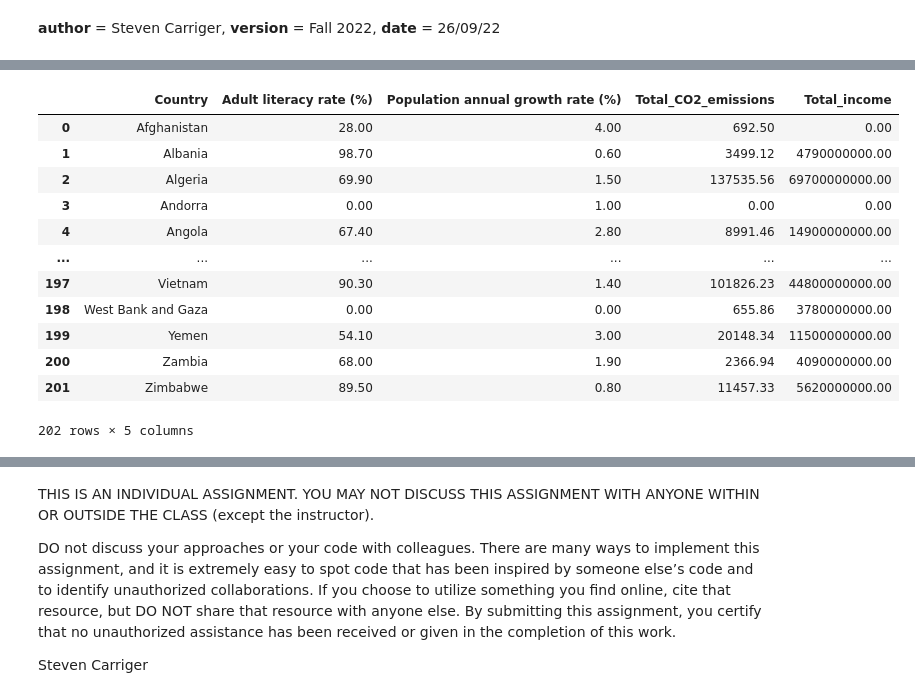
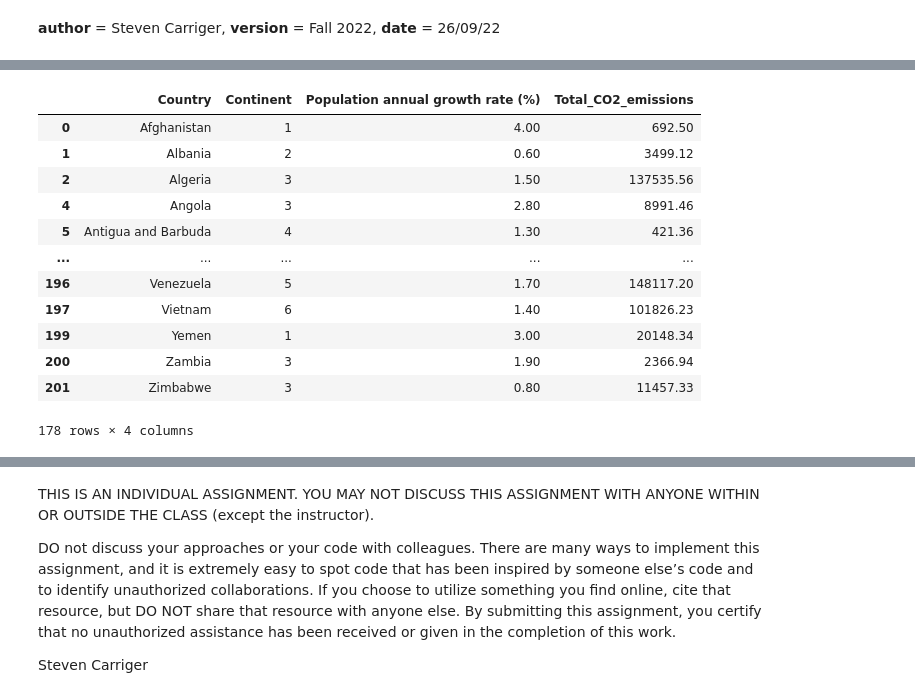
Before and after one commit to Steven-Carriger/Project1DataAnalytics-, a Jupyter notebook: Project1.ipynb, the cells around one changed output, grey strips where cells are left out. Drawn from its saved outputs; the diff is of its cells as text; code cells hidden in the pictures.

```diff
--- a/Project1.ipynb
+++ b/Project1.ipynb
@@ -37,27 +36,28 @@ df
 # %%
 #Question 2 data cleaning, selects the columns that are desired for the data frame and then removes any rows with a null value
 # No inconsistencies found within data frame after this general cleanup.
-df = df[['Country', 'Adult literacy rate (%)', 'Population annual growth rate (%)', 'Total_CO2_emissions', 'Total_income']]
-df = df.replace(np.nan, 0)
+df = df[['Country', 'Continent', 'Population annual growth rate (%)', 'Total_CO2_emissions']]
+df = df.dropna(axis=0, how='any', thresh=None, subset=None, inplace=False)
+
 if df.Country.dtype != object:
     print('The column title was the data type:', df.Country.dtype)
     df['Country'] = df['Country'].apply(str)
     print('The column Country is now a:', df.Country.dtype)
 
 pd.options.display.float_format = '{:.2f}'.format
 
 df
 # %% [output]
-|  | Country | Adult literacy rate (%) | Population annual growth rate (%) | Total_CO2_emissions | Total_income |
-| 0 | Afghanistan | 28.00 | 4.00 | 692.50 | 0.00 |
-| 1 | Albania | 98.70 | 0.60 | 3499.12 | 4790000000.00 |
-| 2 | Algeria | 69.90 | 1.50 | 137535.56 | 69700000000.00 |
-| 3 | Andorra | 0.00 | 1.00 | 0.00 | 0.00 |
-| 4 | Angola | 67.40 | 2.80 | 8991.46 | 14900000000.00 |
-| ... | ... | ... | ... | ... | ... |
-| 197 | Vietnam | 90.30 | 1.40 | 101826.23 | 44800000000.00 |
-| 198 | West Bank and Gaza | 0.00 | 0.00 | 655.86 | 3780000000.00 |
-| 199 | Yemen | 54.10 | 3.00 | 20148.34 | 11500000000.00 |
-| 200 | Zambia | 68.00 | 1.90 | 2366.94 | 4090000000.00 |
-| 201 | Zimbabwe | 89.50 | 0.80 | 11457.33 | 5620000000.00 |
+|  | Country | Continent | Population annual growth rate (%) | Total_CO2_emissions |
+| 0 | Afghanistan | 1 | 4.00 | 692.50 |
+| 1 | Albania | 2 | 0.60 | 3499.12 |
+| 2 | Algeria | 3 | 1.50 | 137535.56 |
+| 4 | Angola | 3 | 2.80 | 8991.46 |
+| 5 | Antigua and Barbuda | 4 | 1.30 | 421.36 |
+| ... | ... | ... | ... | ... |
+| 196 | Venezuela | 5 | 1.70 | 148117.20 |
+| 197 | Vietnam | 6 | 1.40 | 101826.23 |
+| 199 | Yemen | 1 | 3.00 | 20148.34 |
+| 200 | Zambia | 3 | 1.90 | 2366.94 |
+| 201 | Zimbabwe | 3 | 0.80 | 11457.33 |
-202 rows × 5 columns
+178 rows × 4 columns
```
Also changed, not shown: parts of 12 cells of this notebook.
